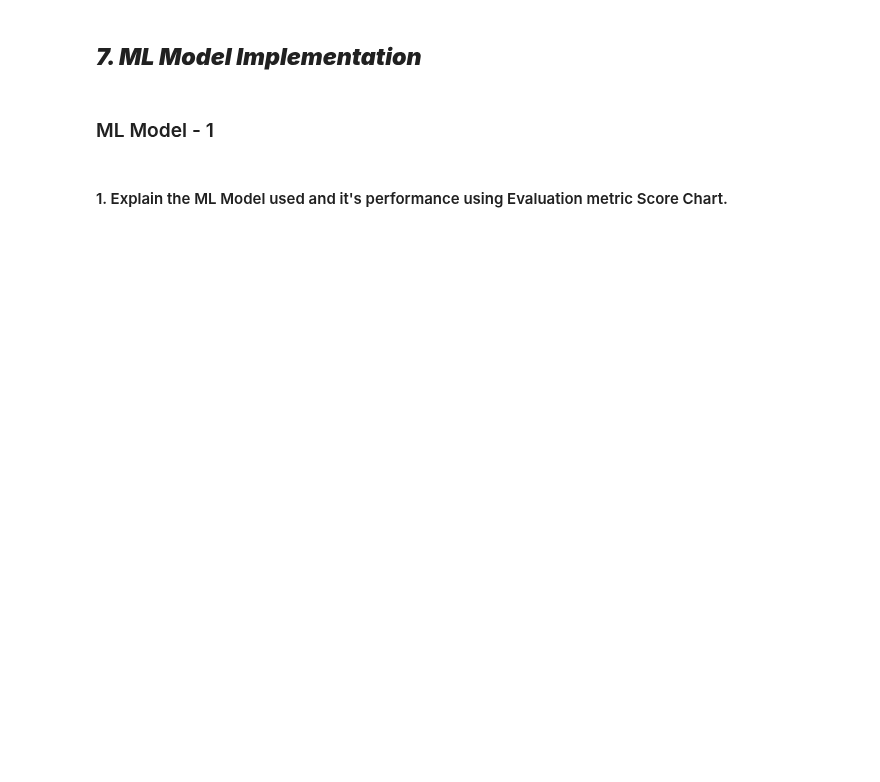
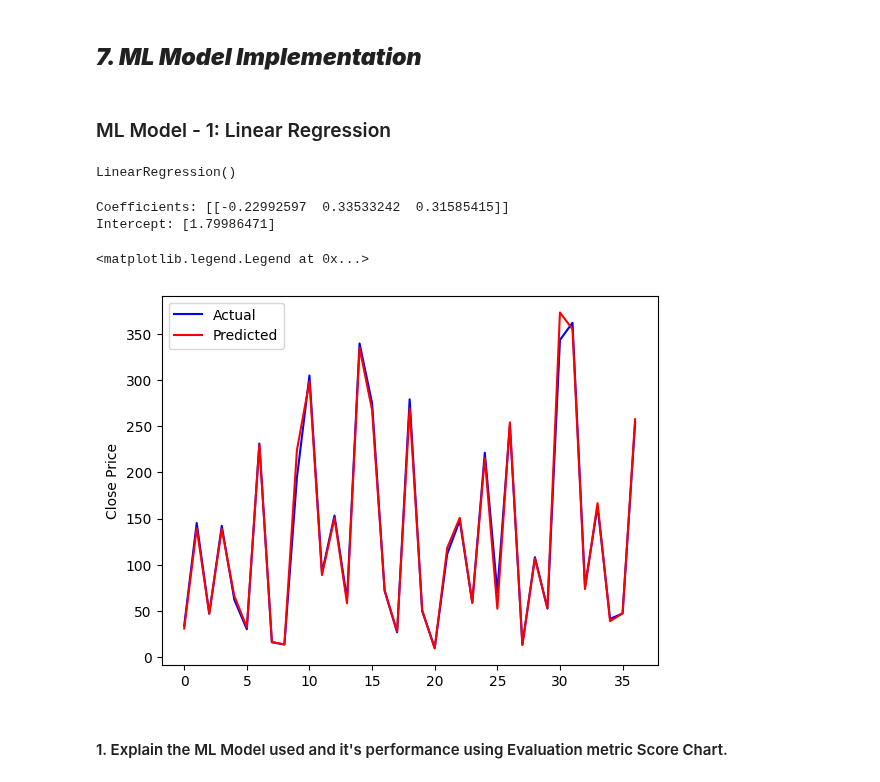
Before and after one commit to dipankarsahu1000/Yes-Bank-Stock-Closing-Price-Prediction, a Jupyter notebook: Yes_Bank_Stock_Closing_Price_Prediction.ipynb, the cells around one changed output. Drawn from its saved outputs; the diff is of its cells as text; code cells hidden in the pictures; blank space fills up the shorter version.

```diff
--- a/Yes_Bank_Stock_Closing_Price_Prediction.ipynb
+++ b/Yes_Bank_Stock_Closing_Price_Prediction.ipynb
@@ -668,5 +673,12 @@ Dimensionality reduction is not needed because the dataset is already too small.
 ### 7. Data Splitting
 # %%
 # Split your data to train and test. Choose Splitting ratio wisely.
+
+from sklearn.model_selection import train_test_split
+
+X = df[independent_variables]
+y = df[dependent_variable]
+
+X_train, X_test, y_train, y_test = train_test_split(X, y, test_size = 0.2, random_state = 0)
 # %% [markdown]
 ##### What data splitting ratio have you used and why?
@@ -678,0 +689,8 @@ Answer Here.
+# %%
+
+from sklearn.preprocessing import StandardScaler
+
+scaler = StandardScaler()
+
+X_train = scaler.fit_transform(X_train)
+X_test = scaler.transform(X_test)
@@ -693,12 +728,35 @@ Answer Here.
 # %% [markdown]
 ## ***7. ML Model Implementation***
 # %% [markdown]
-### ML Model - 1
+### ML Model - 1: Linear Regression
 # %%
 # ML Model - 1 Implementation
+from sklearn.linear_model import LinearRegression
+
+linear_reg = LinearRegression()
 
 # Fit the Algorithm
-
-# Predict on the model
+linear_reg.fit(X_train, y_train)
+# %% [output]
+LinearRegression()
+# %%
+# Predict on the model
+y_pred = linear_reg.predict(X_test)
+# %%
+# Checking the model parameters
+print("Coefficients:", linear_reg.coef_)
+print("Intercept:", linear_reg.intercept_)
+# %% [output]
+Coefficients: [[-0.22992597  0.33533242  0.31585415]]
+Intercept: [1.79986471]
+# %%
+# Comparing the actual Close price and the predicted Close price by plotting them
+plt.plot(np.array(10**y_test), color = 'blue')
+plt.plot(10**y_pred, color = 'red')
+plt.ylabel("Close Price")
+plt.legend(["Actual", "Predicted"])
+# %% [output]
+<matplotlib.legend.Legend at 0x...>
+[figure, added]
 # %% [markdown]
 #### 1. Explain the ML Model used and it's performance using Evaluation metric Score Chart.
```
Also changed, not shown: parts of 22 cells of this notebook.
